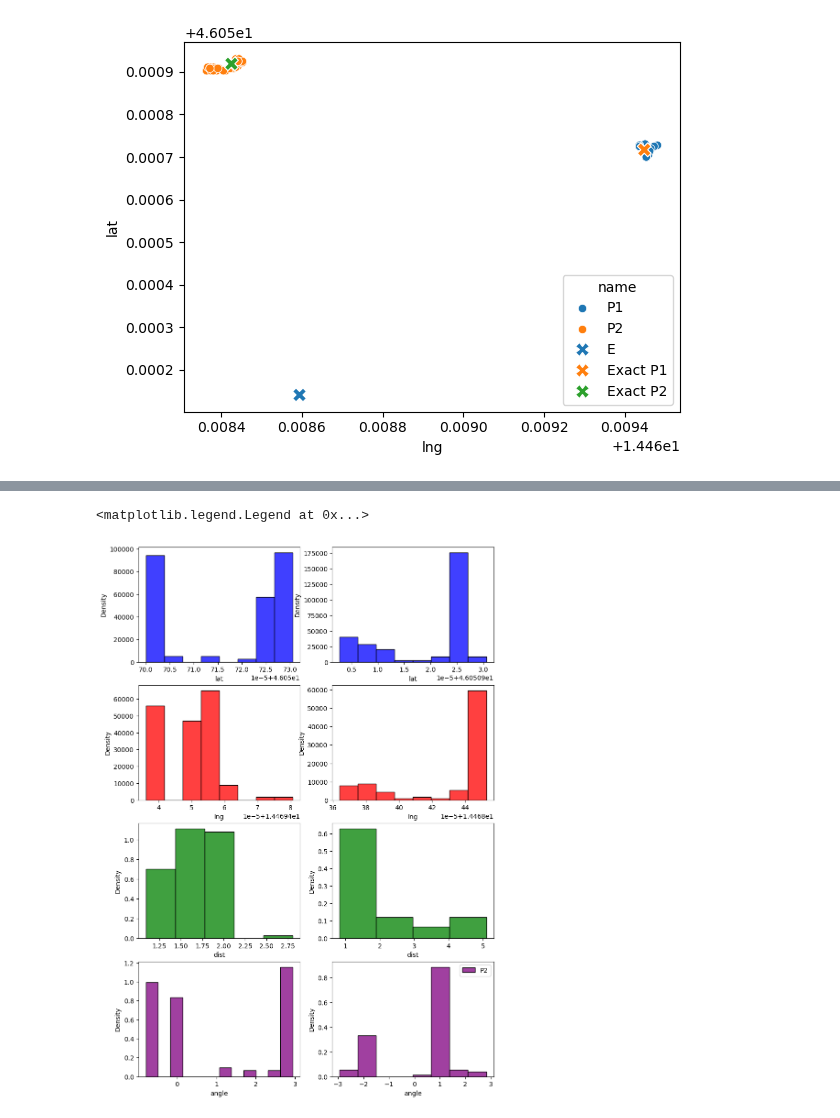
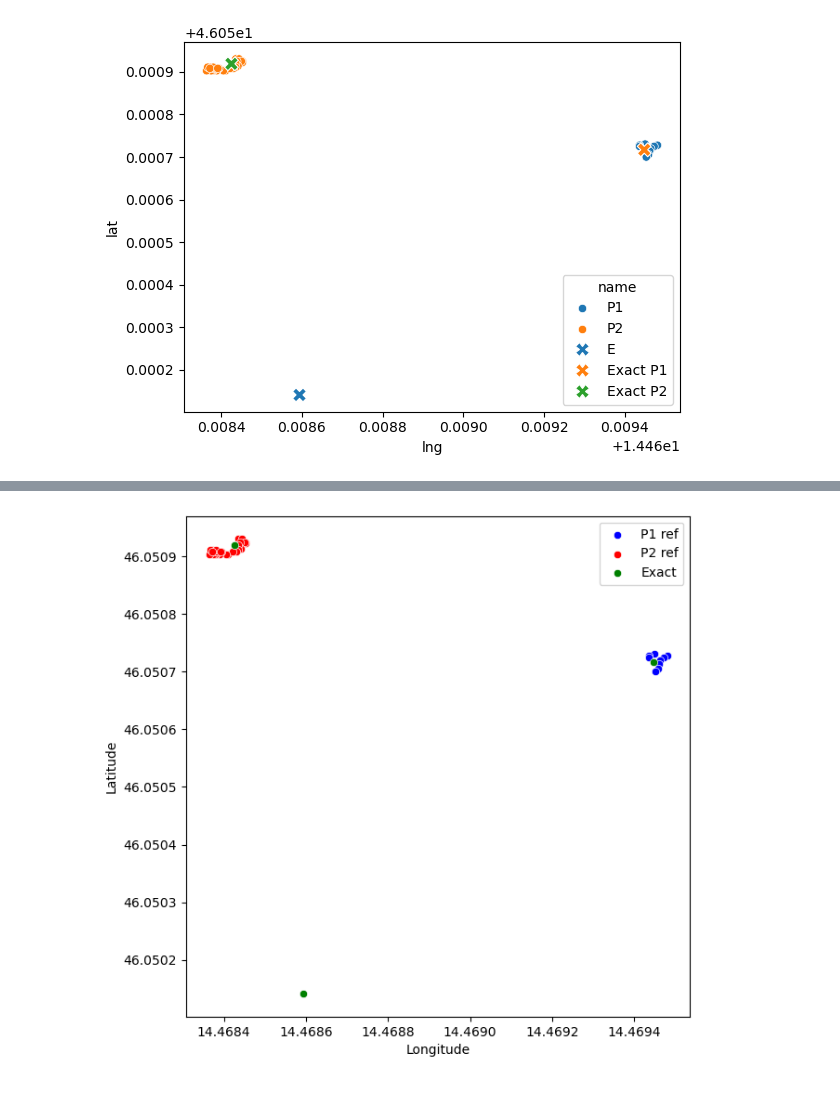
Before and after one commit to KlemenVovk/gps_evaluation, a Jupyter notebook: nb.ipynb, the cells around one changed output, grey strips where cells are left out. Cells and saved outputs as stored; diff of their text form; code cells hidden in the pictures.

```diff
--- a/nb.ipynb
+++ b/nb.ipynb
@@ -65,0 +1,18 @@ proposal_ref_points_df.describe(include='all')
+# %%
+import pandas as pd
+import numpy as np
+import matplotlib.pyplot as plt
+import seaborn as sns
+import json
+
+KNOWN_POINTS_CSV = 'NM/known_points.csv'
+REF_POINTS_CSV = 'NM/points.csv'
+
+def read_known_points(known_csv):
+    df = pd.read_csv(known_csv)
+    print(f"Read {len(df)} known points from {known_csv}")
+    return df
+
+# Our goal is to assist the investigation by providing a relative quantification of whether the the device was at the proposed points P1, P2... when it took the evidence E due to GPS error.
+known_points_df = read_known_points(KNOWN_POINTS_CSV)
+known_points_df
@@ -142,38 +209,12 @@ print(E_dist_angle_wrt_P2)
-# %%
-# histograms for dist and ang hue ref_point
-# histograms for lat and lng hue ref_point
-fig, ax = plt.subplots(4, 2, figsize=(10, 15))
-
-# lat lng dist and angle histograms per column ( 2 columns for each ref_point)
-sns.histplot(data=p1_refs, x='lat', bins='auto', color='blue', label='P1', ax=ax[0,0], stat='density')
-sns.histplot(data=p1_refs, x='lng', bins='auto', color='red', label='P1', ax=ax[1,0], stat='density')
-sns.histplot(data=p1_refs, x='dist', bins=5, color='green', label='P1', ax=ax[2,0], stat='density')
-sns.histplot(data=p1_refs, x='angle', bins=12, color='purple', label='P1', ax=ax[3,0], stat='density')
-
-sns.histplot(data=p2_refs, x='lat', bins='auto', color='blue', label='P2', ax=ax[0,1], stat='density')
-sns.histplot(data=p2_refs, x='lng', bins='auto', color='red', label='P2', ax=ax[1,1], stat='density')
-sns.histplot(data=p2_refs, x='dist', binwidth=1, color='green', label='P2', ax=ax[2,1], stat='density')
-sns.histplot(data=p2_refs, x='angle', color='purple', label='P2', ax=ax[3,1], stat='density')
-
-
-# sns.histplot(data=p1_refs, x='lat', bins='auto', color='blue', label='P1', kde=True, ax=ax[0,0])
-# sns.histplot(data=p2_refs, x='lat', bins='auto', color='red', label='P2', kde=True, ax=ax[0,0])
-# sns.histplot(data=p1_refs, x='lng', bins='auto', color='blue', label='P1', kde=True, ax=ax[0,1])
-# sns.histplot(data=p2_refs, x='lng', bins='auto', color='red', label='P2', kde=True, ax=ax[0,1])
-# # evidence vertical line
-# ax[0,0].axvline(E_lat, color='black', linestyle='--')
-# ax[0,1].axvline(E_lng, color='black', linestyle='--')
-
-# sns.histplot(data=p1_refs, x='dist', bins='auto', color='blue', label='P1', kde=True, ax=ax[1,0])
-# sns.histplot(data=p2_refs, x='dist', bins='auto', color='red', label='P2', kde=True, ax=ax[1,0])
-# sns.histplot(data=p1_refs, x='angle', bins=12, color='blue', label='P1', kde=True, ax=ax[1,1])
-# sns.histplot(data=p2_refs, x='angle', bins=12, color='red', label='P2', kde=True, ax=ax[1,1])
-
-# # evidence vertical line
-# # ax[1,0].axvline(E_dist_angle_wrt_P1[0], color='black', linestyle='--')
-# # ax[1,1].axvline(E_dist_angle_wrt_P1[1], color='black', linestyle='--')
-
-plt.legend()
-# %% [output]
-<matplotlib.legend.Legend at 0x...>
-[figure, removed]
+# %%
+fig, ax = plt.subplots(figsize=(7,7))
+sns.scatterplot(data=p1_refs, x="lng", y="lat", ax=ax, label="P1 ref", color="blue")
+sns.scatterplot(data=p2_refs, x="lng", y="lat", ax=ax, label="P2 ref", color="red")
+sns.scatterplot(data=known_points_df, x="lng", y="lat", ax=ax, label="Exact", color="green")
+ax.legend()
+ax.set_xlabel("Longitude")
+ax.set_ylabel("Latitude")
+ax.get_xaxis().get_major_formatter().set_useOffset(False)
+ax.get_yaxis().get_major_formatter().set_useOffset(False)
+# %% [output]
+[figure, added]
```
Also changed, not shown: parts of 17 cells of this notebook, 9 other files.
